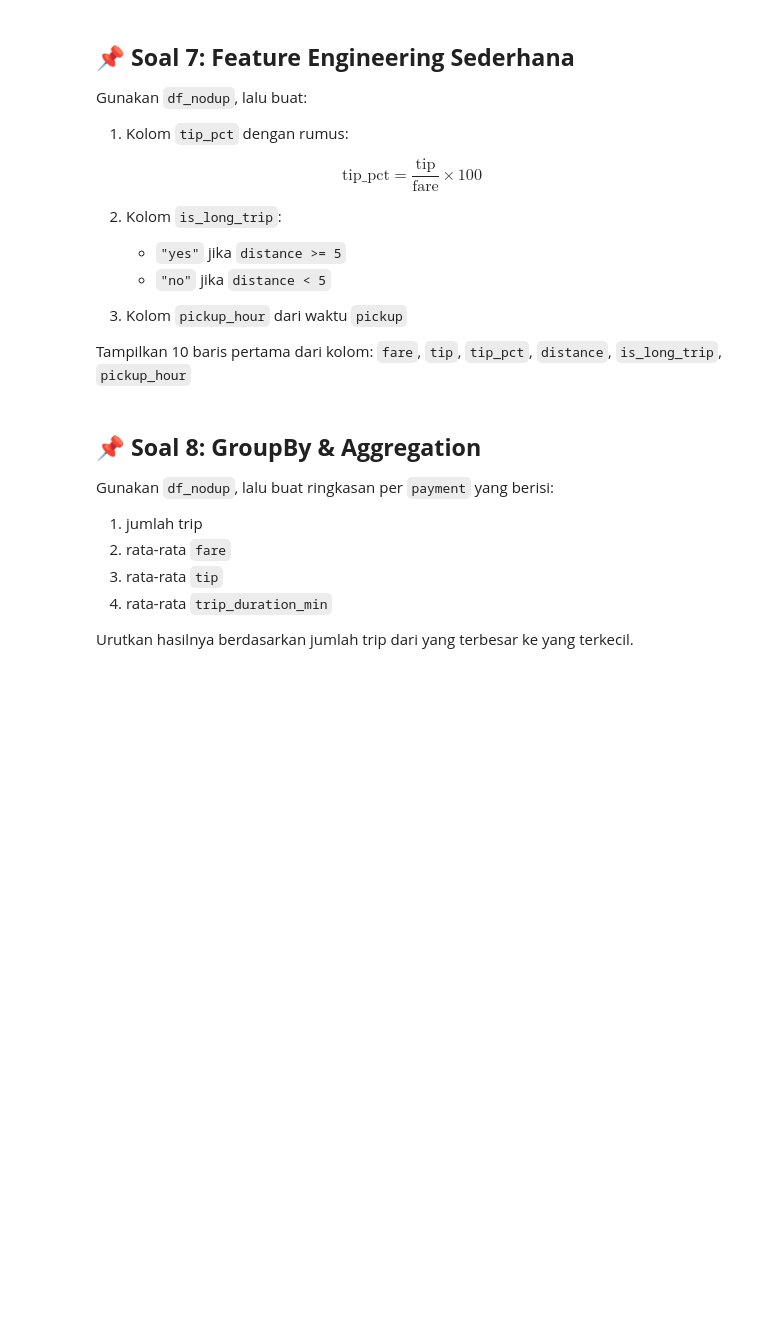
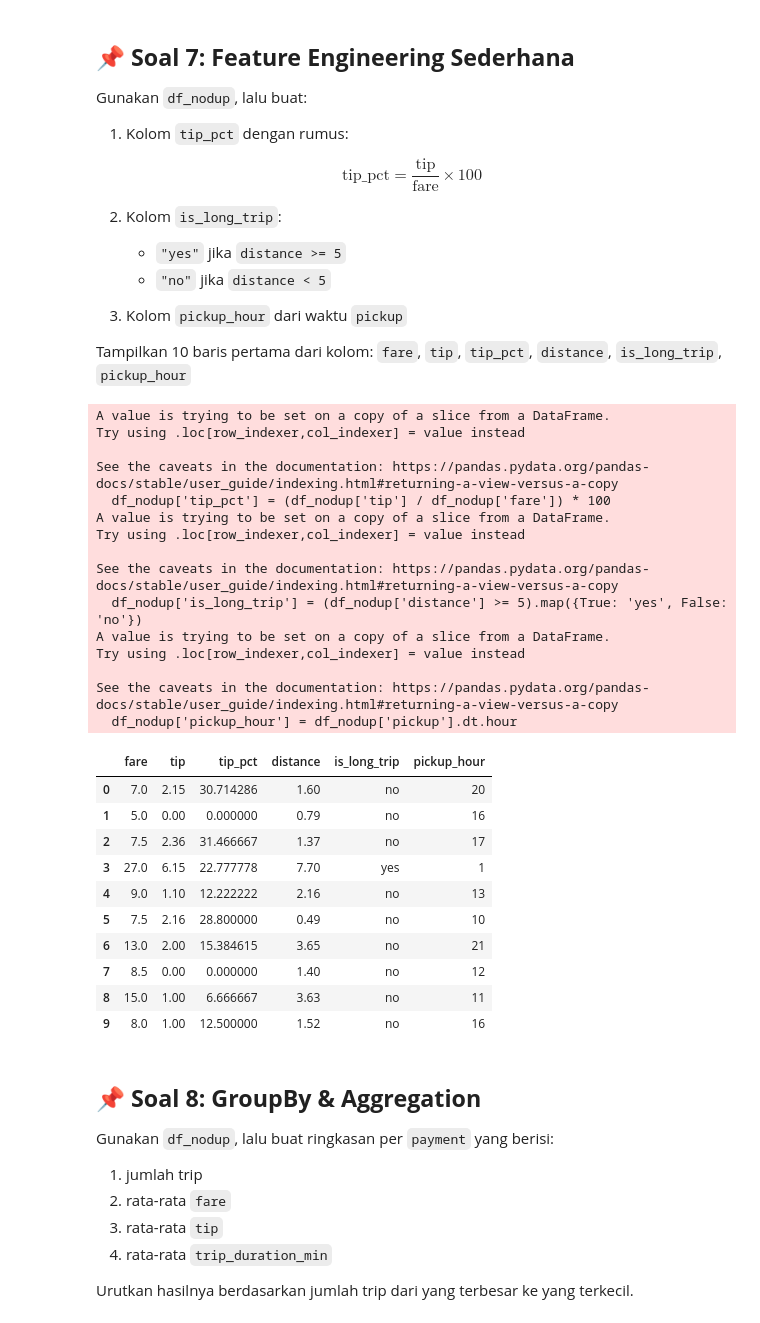
Before and after one commit to nfdhlarkn/8-Naufal, a Jupyter notebook: Workshop-Python-for-Data-Science/Penugasan/tugas-pandas.ipynb, the cells around one changed output. Drawn from its saved outputs; the diff is of its cells as text; code cells hidden in the pictures; blank space fills up the shorter version.

Commit message:
ngerjain tugas pandas

```diff
--- a/Workshop-Python-for-Data-Science/Penugasan/tugas-pandas.ipynb
+++ b/Workshop-Python-for-Data-Science/Penugasan/tugas-pandas.ipynb
@@ -122,6 +300,37 @@ Tampilkan 10 baris pertama dari kolom:
 `fare`, `tip`, `tip_pct`, `distance`, `is_long_trip`, `pickup_hour`
 # %%
 # Tulis jawabanmu di sini
+df_nodup['tip_pct'] = (df_nodup['tip'] / df_nodup['fare']) * 100
+df_nodup['is_long_trip'] = (df_nodup['distance'] >= 5).map({True: 'yes', False: 'no'})
+df_nodup['pickup_hour'] = df_nodup['pickup'].dt.hour
+df_nodup[['fare', 'tip', 'tip_pct', 'distance', 'is_long_trip', 'pickup_hour']].head(10)
+# %% [output]
+A value is trying to be set on a copy of a slice from a DataFrame.
+Try using .loc[row_indexer,col_indexer] = value instead
+
+See the caveats in the documentation: https://pandas.pydata.org/pandas-docs/stable/user_guide/indexing.html#returning-a-view-versus-a-copy
+  df_nodup['tip_pct'] = (df_nodup['tip'] / df_nodup['fare']) * 100
+A value is trying to be set on a copy of a slice from a DataFrame.
+Try using .loc[row_indexer,col_indexer] = value instead
+
+See the caveats in the documentation: https://pandas.pydata.org/pandas-docs/stable/user_guide/indexing.html#returning-a-view-versus-a-copy
+  df_nodup['is_long_trip'] = (df_nodup['distance'] >= 5).map({True: 'yes', False: 'no'})
+A value is trying to be set on a copy of a slice from a DataFrame.
+Try using .loc[row_indexer,col_indexer] = value instead
+
+See the caveats in the documentation: https://pandas.pydata.org/pandas-docs/stable/user_guide/indexing.html#returning-a-view-versus-a-copy
+  df_nodup['pickup_hour'] = df_nodup['pickup'].dt.hour
+|  | fare | tip | tip_pct | distance | is_long_trip | pickup_hour |
+| 0 | 7.0 | 2.15 | 30.714286 | 1.60 | no | 20 |
+| 1 | 5.0 | 0.00 | 0.000000 | 0.79 | no | 16 |
+| 2 | 7.5 | 2.36 | 31.466667 | 1.37 | no | 17 |
+| 3 | 27.0 | 6.15 | 22.777778 | 7.70 | yes | 1 |
+| 4 | 9.0 | 1.10 | 12.222222 | 2.16 | no | 13 |
+| 5 | 7.5 | 2.16 | 28.800000 | 0.49 | no | 10 |
+| 6 | 13.0 | 2.00 | 15.384615 | 3.65 | no | 21 |
+| 7 | 8.5 | 0.00 | 0.000000 | 1.40 | no | 12 |
+| 8 | 15.0 | 1.00 | 6.666667 | 3.63 | no | 11 |
+| 9 | 8.0 | 1.00 | 12.500000 | 1.52 | no | 16 |
 # %% [markdown]
 ## **📌 Soal 8: GroupBy & Aggregation**
 
```
Also changed, not shown: parts of 22 cells of this notebook.
